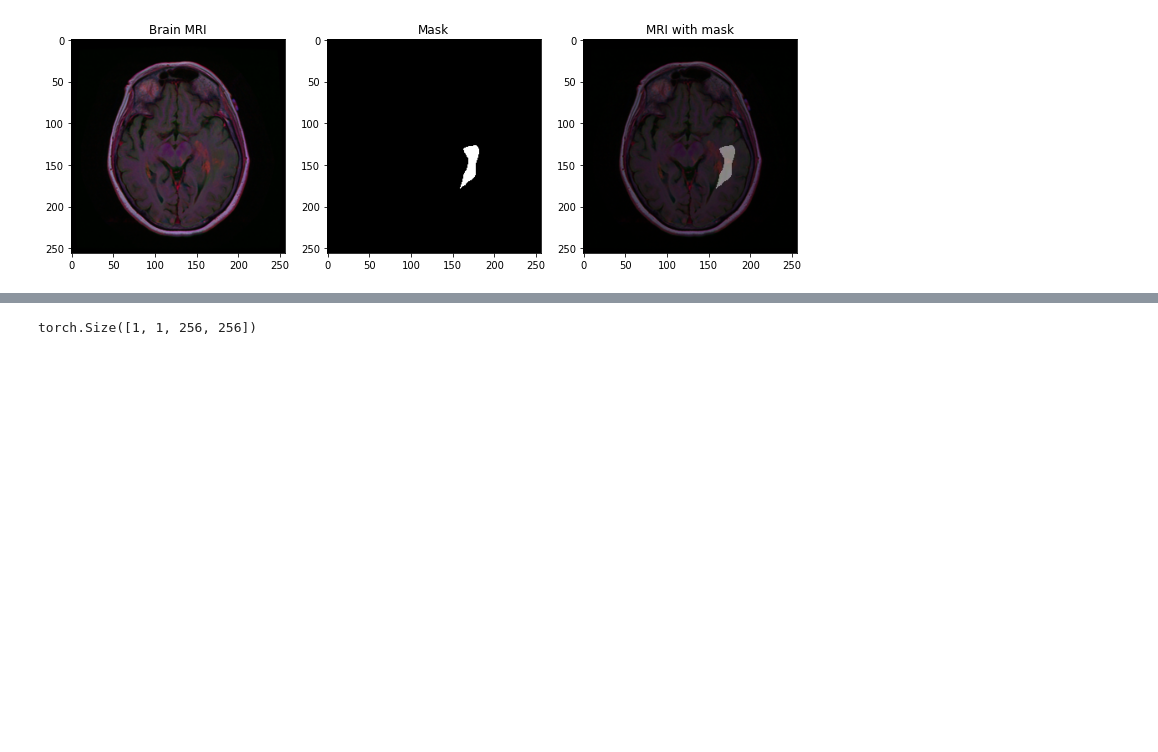
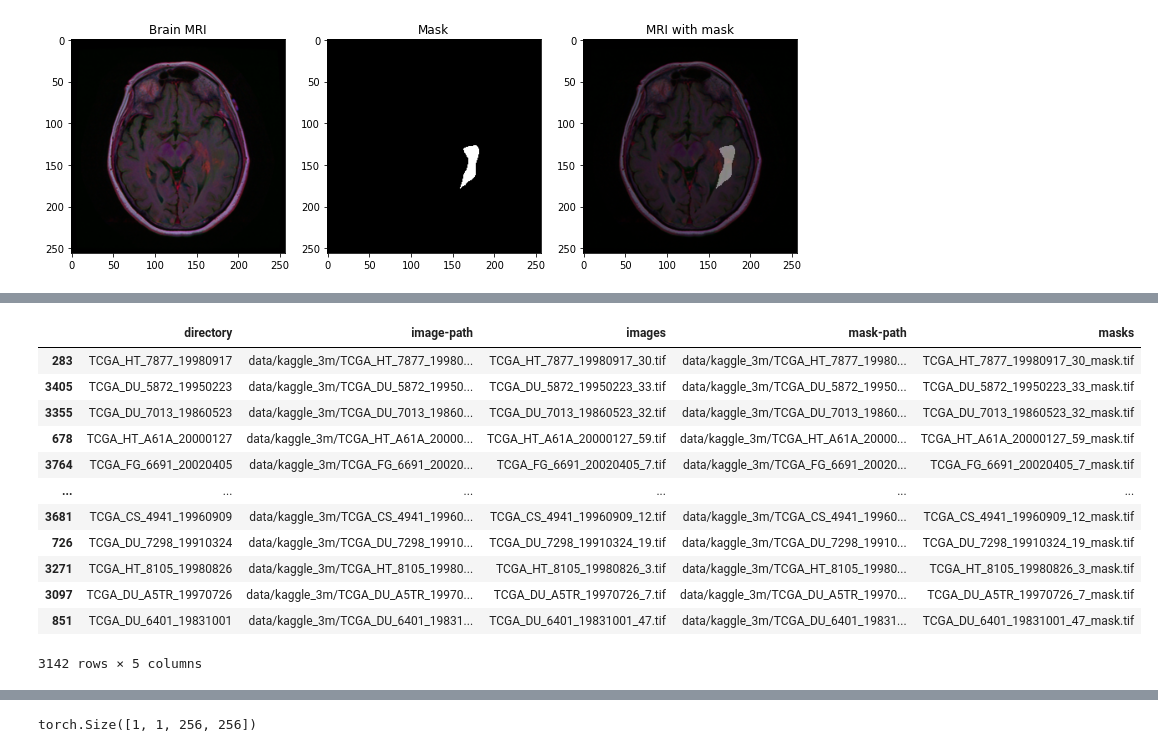
Before and after one commit to BaiqingL/CS523-Final, a Jupyter notebook: tumorSegmentation.ipynb, the cells around one changed output, grey strips where cells are left out. Saved outputs shown, nothing was run; the diff lists cells and outputs as text; code cells hidden in the pictures; blank space fills up the shorter version.

```diff
--- a/tumorSegmentation.ipynb
+++ b/tumorSegmentation.ipynb
@@ -127,0 +120,16 @@ len(train), len(test)
+# %%
+train
+# %% [output]
+|  | directory | image-path | images | mask-path | masks |
+| 283 | TCGA_HT_7877_19980917 | data/kaggle_3m/TCGA_HT_7877_19980... | TCGA_HT_7877_19980917_30.tif | data/kaggle_3m/TCGA_HT_7877_19980... | TCGA_HT_7877_19980917_30_mask.tif |
+| 3405 | TCGA_DU_5872_19950223 | data/kaggle_3m/TCGA_DU_5872_19950... | TCGA_DU_5872_19950223_33.tif | data/kaggle_3m/TCGA_DU_5872_19950... | TCGA_DU_5872_19950223_33_mask.tif |
+| 3355 | TCGA_DU_7013_19860523 | data/kaggle_3m/TCGA_DU_7013_19860... | TCGA_DU_7013_19860523_32.tif | data/kaggle_3m/TCGA_DU_7013_19860... | TCGA_DU_7013_19860523_32_mask.tif |
+| 678 | TCGA_HT_A61A_20000127 | data/kaggle_3m/TCGA_HT_A61A_20000... | TCGA_HT_A61A_20000127_59.tif | data/kaggle_3m/TCGA_HT_A61A_20000... | TCGA_HT_A61A_20000127_59_mask.tif |
+| 3764 | TCGA_FG_6691_20020405 | data/kaggle_3m/TCGA_FG_6691_20020... | TCGA_FG_6691_20020405_7.tif | data/kaggle_3m/TCGA_FG_6691_20020... | TCGA_FG_6691_20020405_7_mask.tif |
+| ... | ... | ... | ... | ... | ... |
+| 3681 | TCGA_CS_4941_19960909 | data/kaggle_3m/TCGA_CS_4941_19960... | TCGA_CS_4941_19960909_12.tif | data/kaggle_3m/TCGA_CS_4941_19960... | TCGA_CS_4941_19960909_12_mask.tif |
+| 726 | TCGA_DU_7298_19910324 | data/kaggle_3m/TCGA_DU_7298_19910... | TCGA_DU_7298_19910324_19.tif | data/kaggle_3m/TCGA_DU_7298_19910... | TCGA_DU_7298_19910324_19_mask.tif |
+| 3271 | TCGA_HT_8105_19980826 | data/kaggle_3m/TCGA_HT_8105_19980... | TCGA_HT_8105_19980826_3.tif | data/kaggle_3m/TCGA_HT_8105_19980... | TCGA_HT_8105_19980826_3_mask.tif |
+| 3097 | TCGA_DU_A5TR_19970726 | data/kaggle_3m/TCGA_DU_A5TR_19970... | TCGA_DU_A5TR_19970726_7.tif | data/kaggle_3m/TCGA_DU_A5TR_19970... | TCGA_DU_A5TR_19970726_7_mask.tif |
+| 851 | TCGA_DU_6401_19831001 | data/kaggle_3m/TCGA_DU_6401_19831... | TCGA_DU_6401_19831001_47.tif | data/kaggle_3m/TCGA_DU_6401_19831... | TCGA_DU_6401_19831001_47_mask.tif |
+3142 rows × 5 columns
```
Also changed, not shown: parts of 10 cells of this notebook.
